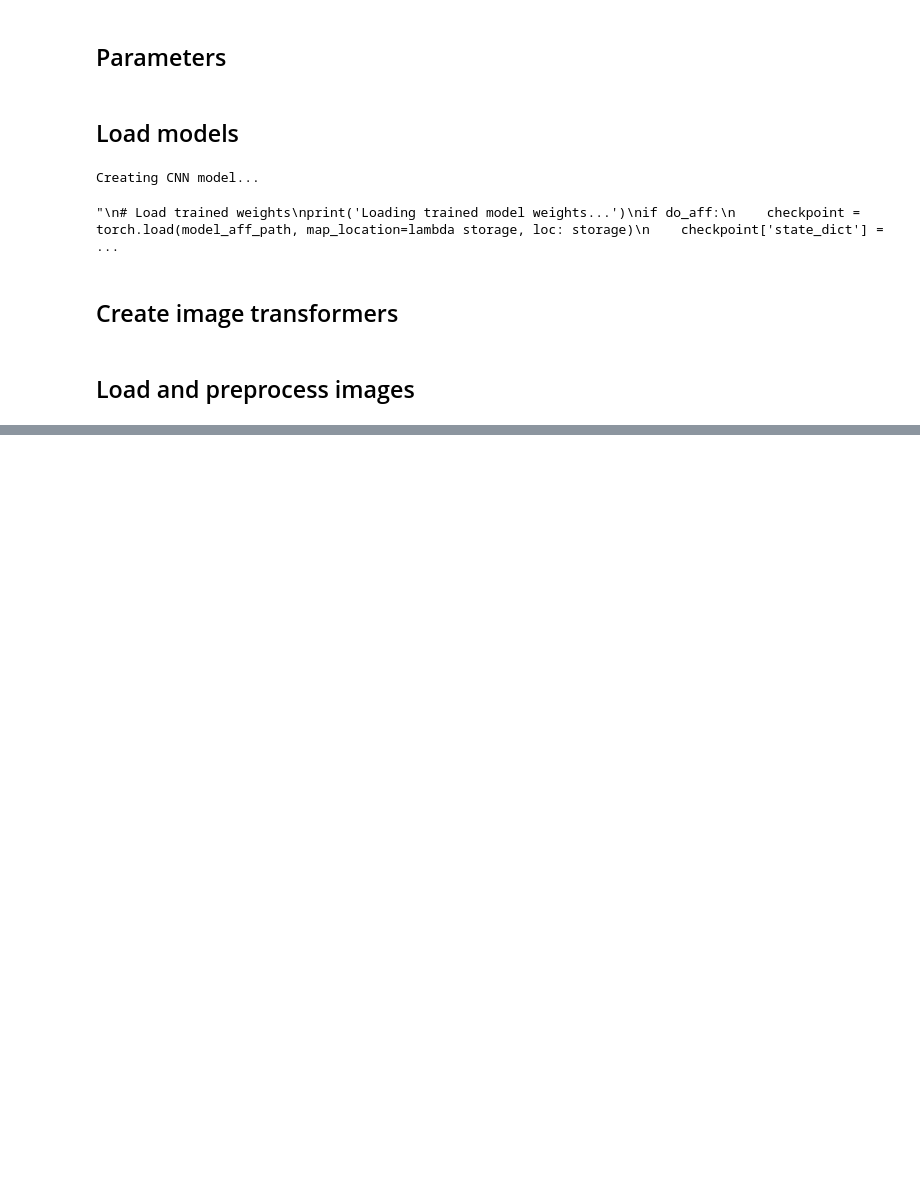
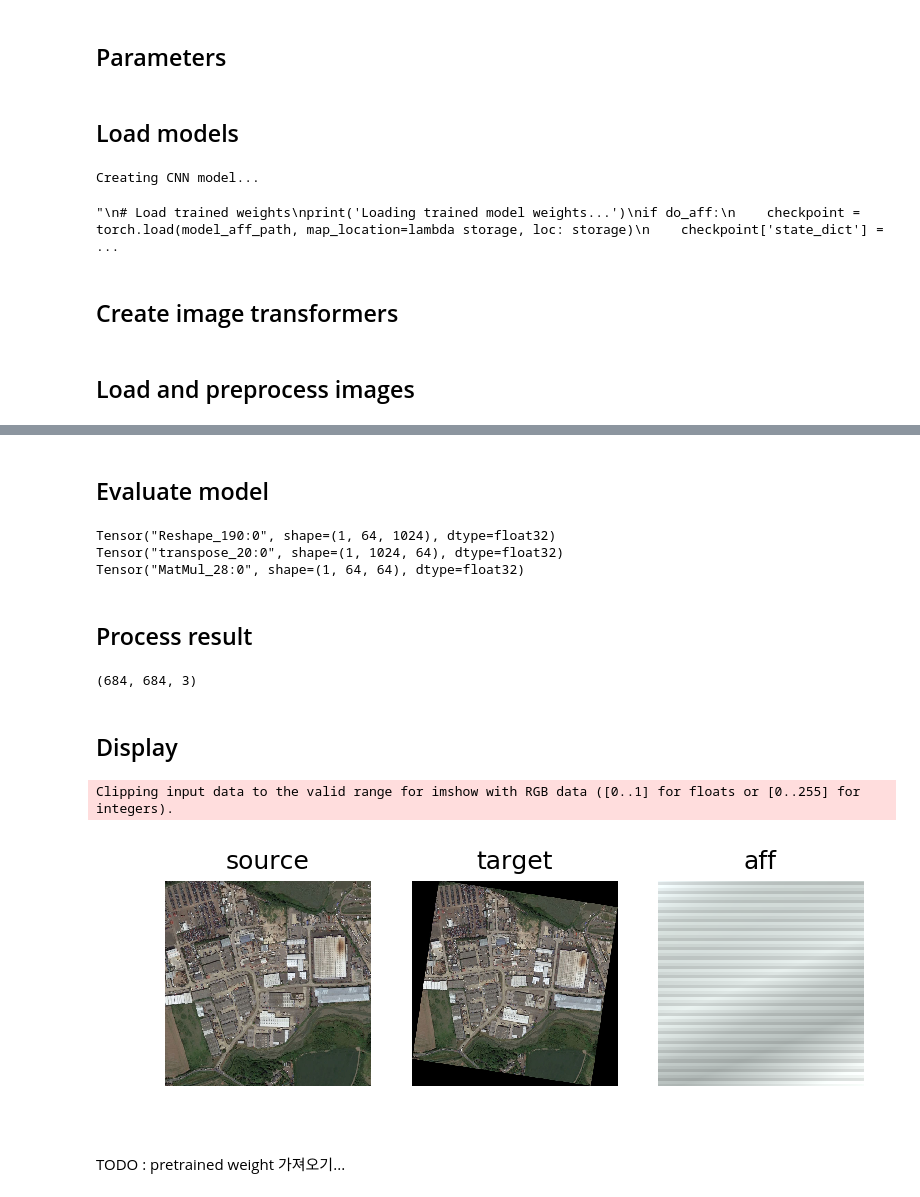
Before and after one commit to jaehyunnn/cnngeometric_tensorflow, a Jupyter notebook: demo_notebook.ipynb, the cells around one changed output, grey strips where cells are left out. Saved outputs shown, nothing was run; the diff lists cells and outputs as text; code cells hidden in the pictures; blank space fills up the shorter version.

```diff
--- a/demo_notebook.ipynb
+++ b/demo_notebook.ipynb
@@ -97,0 +95,60 @@ ValueError: Dimension 1 in both shapes must be equal, but are 600 and 240. Shape
+# %% [markdown]
+## Evaluate model
+# %%
+"""
+if do_aff:
+        model_aff.eval()
+if do_tps:
+    model_tps.eval()
+"""
+
+# Evaluate models
+theta_aff=model_aff(batch)
+warped_image_aff = affTnf(batch['source_image'], tf.reshape(theta_aff, [-1,2,3]))
+# %% [output]
+Tensor("Reshape_190:0", shape=(1, 64, 1024), dtype=float32)
+Tensor("transpose_20:0", shape=(1, 1024, 64), dtype=float32)
+Tensor("MatMul_28:0", shape=(1, 64, 64), dtype=float32)
+# %% [markdown]
+## Process result
+# %%
+# Un-normalize images and convert to numpy
+
+warped_image_aff_np = normalize_image(resizeTgt(warped_image_aff),forward=False)
+warped_image_aff_np = tf.squeeze(warped_image_aff_np, 0)
+#warped_image_aff_np = tf.transpose(warped_image_aff_np,[2,0,1])
+
+#warped_image_aff_np = tf.image.encode_jpeg(tf.cast(warped_image_aff_np, tf.uint8))
+
+sess = tf.Session()
+sess.run(tf.global_variables_initializer())
+warped_image_aff_np = sess.run(warped_image_aff_np)
+print(warped_image_aff_np.shape)
+# %% [output]
+(684, 684, 3)
+# %% [markdown]
+## Display
+# %%
+N_subplots =3
+fig, axs = plt.subplots(1,N_subplots)
+axs[0].imshow(source_image)
+axs[0].set_title('source')
+axs[1].imshow(target_image)
+axs[1].set_title('target')
+subplot_idx = 2
+
+axs[subplot_idx].imshow(warped_image_aff_np)
+axs[subplot_idx].set_title('')
+subplot_idx +=1
+
+
+for i in range(N_subplots):
+    axs[i].axis('off')
+
+fig.set_dpi(150)
+plt.show()
+# %% [output]
+Clipping input data to the valid range for imshow with RGB data ([0..1] for floats or [0..255] for integers).
+[figure, added]
+# %% [markdown]
+TODO : pretrained weight 가져오기...
```
Also changed, not shown: parts of 1 cell of this notebook, 4 other files.
